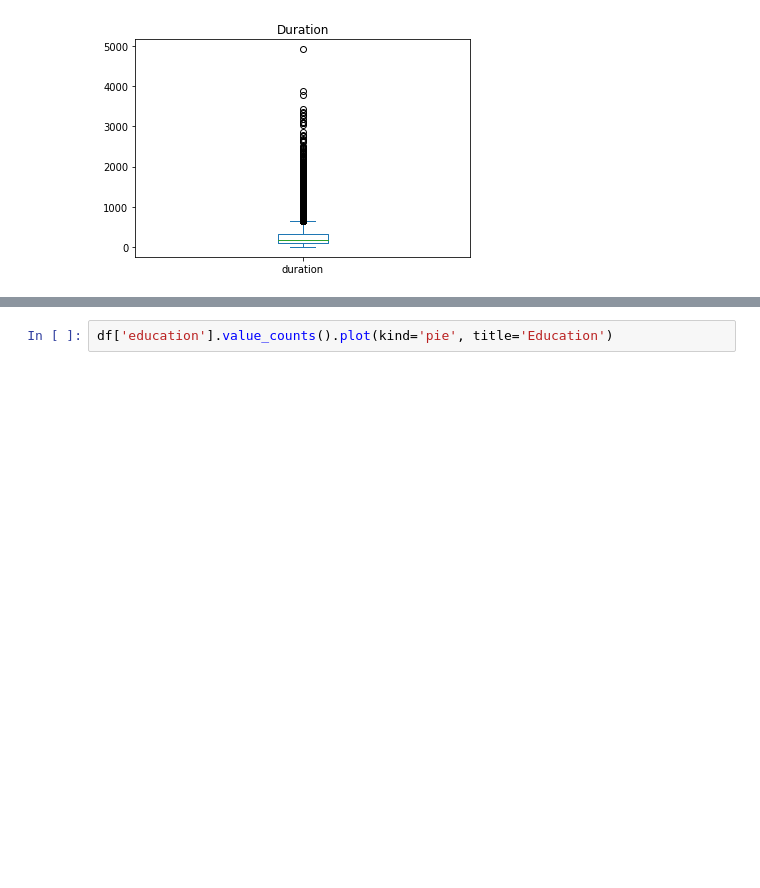
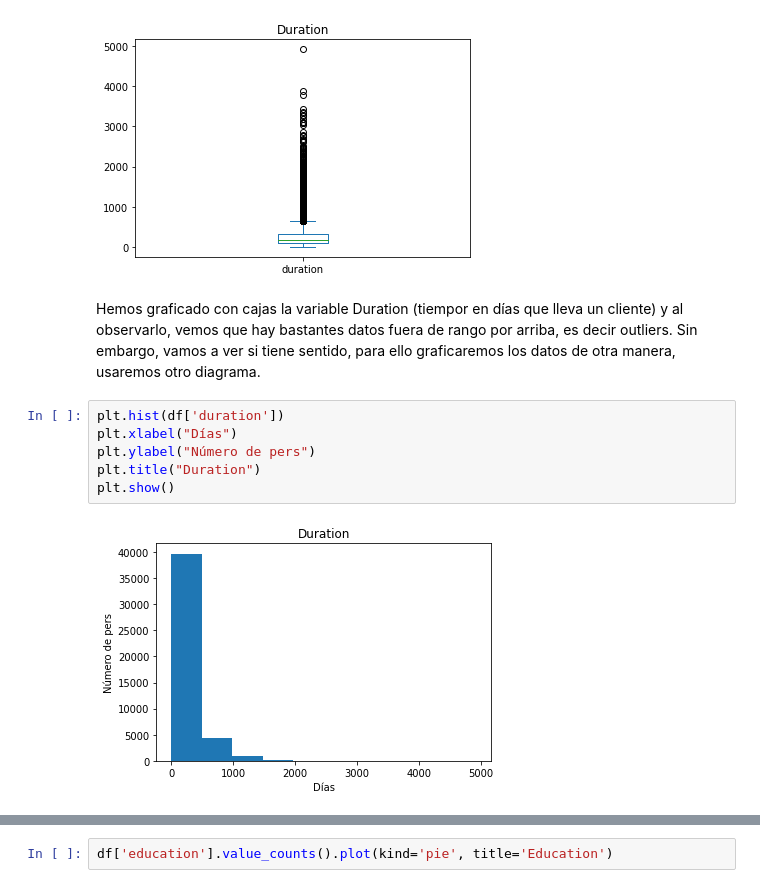
Before and after one commit to Yedramartinolmos/L1P2, a Jupyter notebook: Copia_de_banco_ufv.ipynb, the cells around one changed output, grey strips where cells are left out. Saved outputs shown, nothing was run; the diff lists cells and outputs as text; blank space fills up the shorter version.

```diff
--- a/Copia_de_banco_ufv.ipynb
+++ b/Copia_de_banco_ufv.ipynb
@@ -122,3 +168,13 @@ df['duration'].plot(kind='box', title='Duration')
 # %% [output]
 <matplotlib.axes._subplots.AxesSubplot at 0x...>
 [figure]
+# %% [markdown]
+Hemos graficado con cajas la variable Duration (tiempor en días que lleva un cliente) y al observarlo, vemos que hay bastantes datos fuera de rango por arriba, es decir outliers. Sin embargo, vamos a ver si tiene sentido, para ello graficaremos los datos de otra manera, usaremos otro diagrama.
+# %%
+plt.hist(df['duration'])
+plt.xlabel("Días")
+plt.ylabel("Número de pers")
+plt.title("Duration")
+plt.show()
+# %% [output]
+[figure, added]
```
Also changed, not shown: parts of 86 cells of this notebook.
